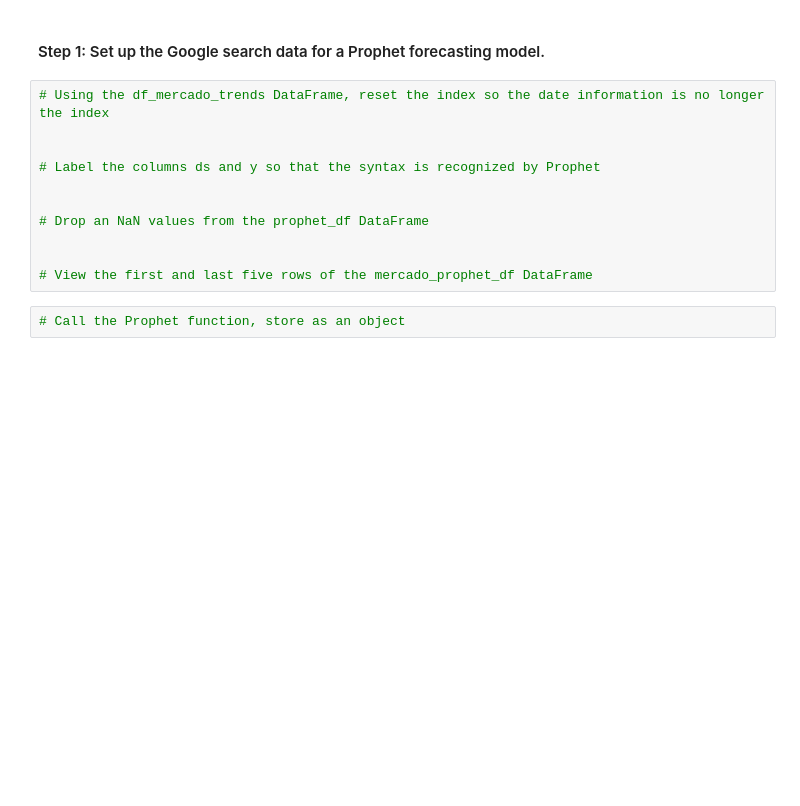
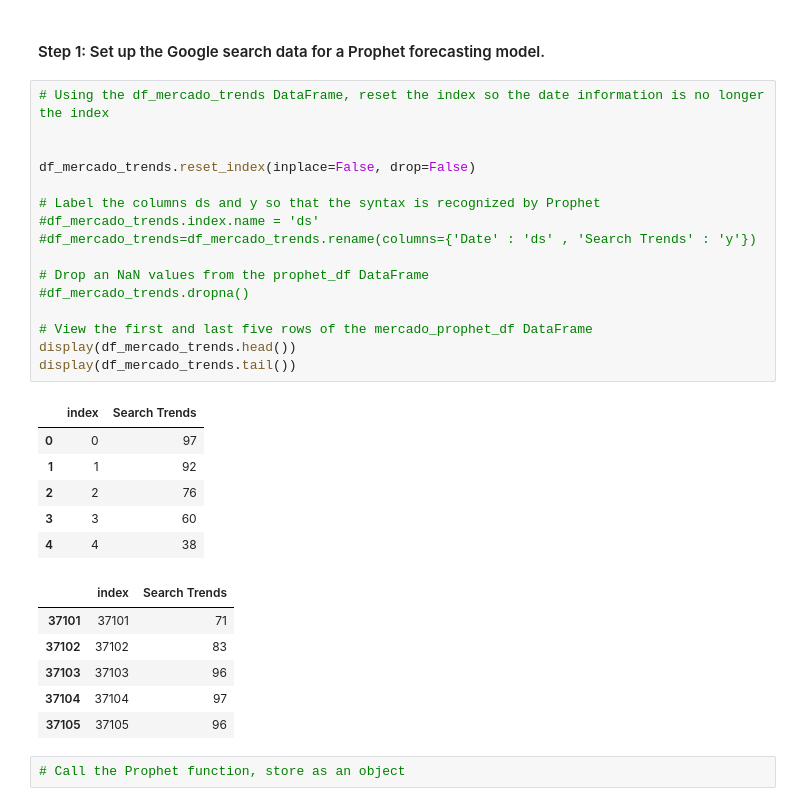
Before and after one commit to Philklim72/prophet_challenge, a Jupyter notebook: forecasting_net_prophet.ipynb, the cells around one changed output. Cells and saved outputs as stored; diff of their text form; blank space fills up the shorter version.

```diff
--- a/forecasting_net_prophet.ipynb
+++ b/forecasting_net_prophet.ipynb
@@ -485,14 +487,32 @@ Now, you need to produce a time series model that analyzes and forecasts pattern
 # %%
 # Using the df_mercado_trends DataFrame, reset the index so the date information is no longer the index
 
 
+df_mercado_trends.reset_index(inplace=False, drop=False)
+
 # Label the columns ds and y so that the syntax is recognized by Prophet
-
+#df_mercado_trends.index.name = 'ds'
+#df_mercado_trends=df_mercado_trends.rename(columns={'Date' : 'ds' , 'Search Trends' : 'y'})
 
 # Drop an NaN values from the prophet_df DataFrame
-
+#df_mercado_trends.dropna()
 
 # View the first and last five rows of the mercado_prophet_df DataFrame
+display(df_mercado_trends.head())
+display(df_mercado_trends.tail())
+# %% [output]
+|  | index | Search Trends |
+| 0 | 0 | 97 |
+| 1 | 1 | 92 |
+| 2 | 2 | 76 |
+| 3 | 3 | 60 |
+| 4 | 4 | 38 |
+|  | index | Search Trends |
+| 37101 | 37101 | 71 |
+| 37102 | 37102 | 83 |
+| 37103 | 37103 | 96 |
+| 37104 | 37104 | 97 |
+| 37105 | 37105 | 96 |
 # %%
 # Call the Prophet function, store as an object
 # %%
```
Also changed, not shown: parts of 5 cells of this notebook.
